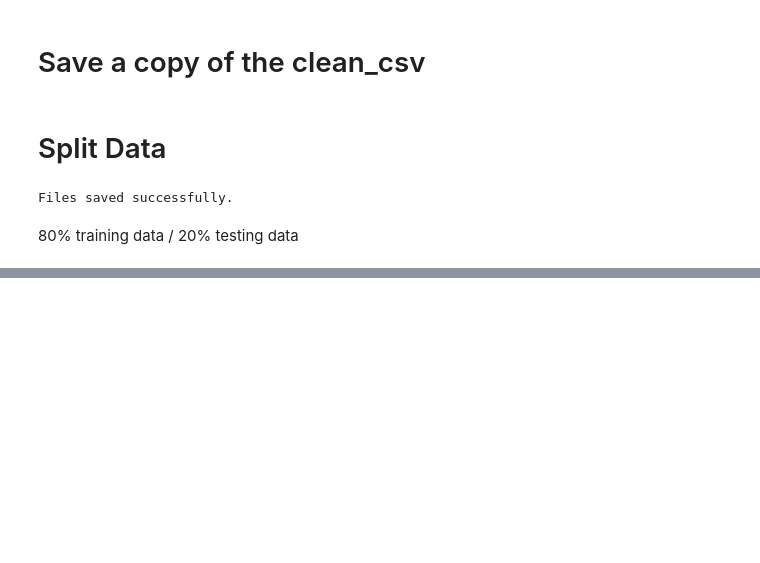
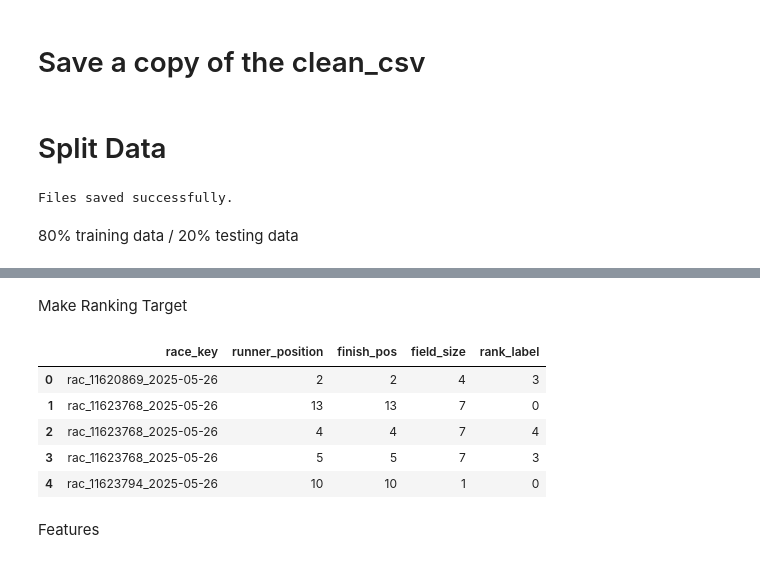
Before and after one commit to knguyen0923/Equi-Metrics, a Jupyter notebook: Equi_Metrics.ipynb, the cells around one changed output, grey strips where cells are left out. Cells and saved outputs as stored; diff of their text form; code cells hidden in the pictures; blank space fills up the shorter version.

```diff
--- a/Equi_Metrics.ipynb
+++ b/Equi_Metrics.ipynb
@@ -2170,0 +2591,8 @@ Files saved successfully.
+# %%
+import pandas as pd
+
+xgb_train = pd.read_csv("/content/drive/MyDrive/EquiMetrics/training_data/train_data.csv")
+xgb_test = pd.read_csv("/content/drive/MyDrive/EquiMetrics/testing_data/test_data.csv")
+
+print(xgb_train.shape)
+print(xgb_test.shape)
@@ -2170,0 +2602,11 @@ Files saved successfully.
+# %%
+# Create race_key if it does not exist
+for df in [xgb_train, xgb_test]:
+    if "race_key" not in df.columns:
+        df["race_key"] = (
+            df["race_race_id"].astype(str)
+            + "_"
+            + pd.to_datetime(df["race_date"]).dt.strftime("%Y-%m-%d")
+        )
+print(xgb_train.shape)
+print(xgb_test.shape)
@@ -2170,0 +3399,34 @@ Files saved successfully.
+# %% [markdown]
+Make Ranking Target
+# %%
+def make_rank_label(df):
+    df = df.copy()
+
+    df["finish_pos"] = pd.to_numeric(
+        df["runner_position"],
+        errors="coerce"
+    )
+
+    df["finish_pos"] = df["finish_pos"].fillna(40)
+
+    df["field_size"] = df.groupby("race_key")["race_key"].transform("count")
+
+    # Higher = better
+    df["rank_label"] = df["field_size"] - df["finish_pos"] + 1
+    df["rank_label"] = df["rank_label"].clip(lower=0)
+
+    return df
+
+cat_train_df = make_rank_label(cat_train_df)
+cat_test_df = make_rank_label(cat_test_df)
+
+cat_train_df[["race_key", "runner_position", "finish_pos", "field_size", "rank_label"]].head()
+# %% [output]
+|  | race_key | runner_position | finish_pos | field_size | rank_label |
+| 0 | rac_11620869_2025-05-26 | 2 | 2 | 4 | 3 |
+| 1 | rac_11623768_2025-05-26 | 13 | 13 | 7 | 0 |
+| 2 | rac_11623768_2025-05-26 | 4 | 4 | 7 | 4 |
+| 3 | rac_11623768_2025-05-26 | 5 | 5 | 7 | 3 |
+| 4 | rac_11623794_2025-05-26 | 10 | 10 | 1 | 0 |
+# %% [markdown]
+Features
```
Also changed, not shown: parts of 170 cells of this notebook.
